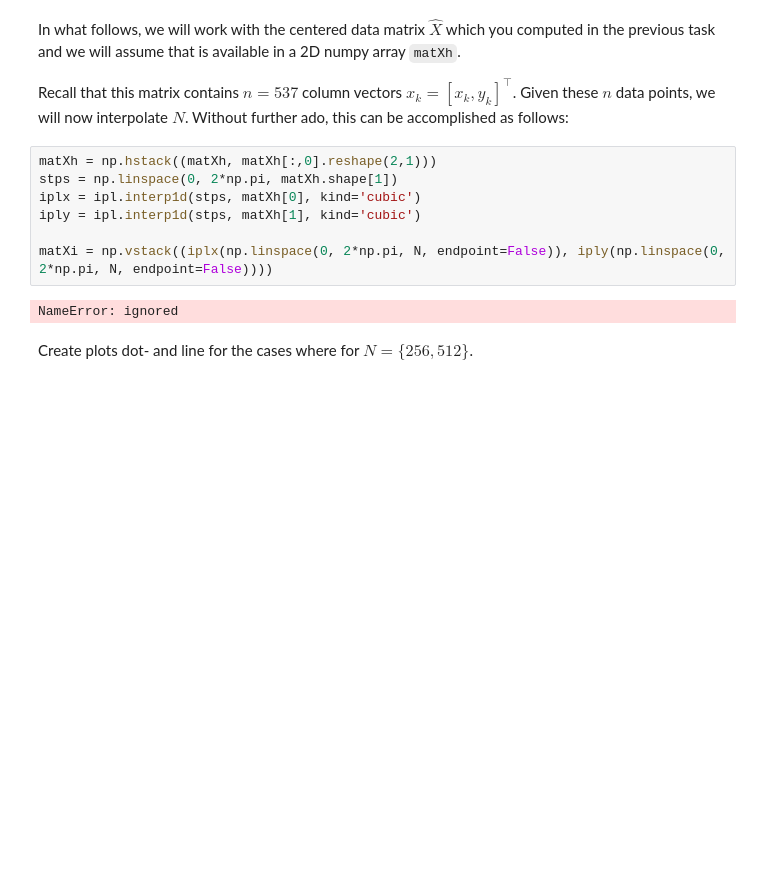
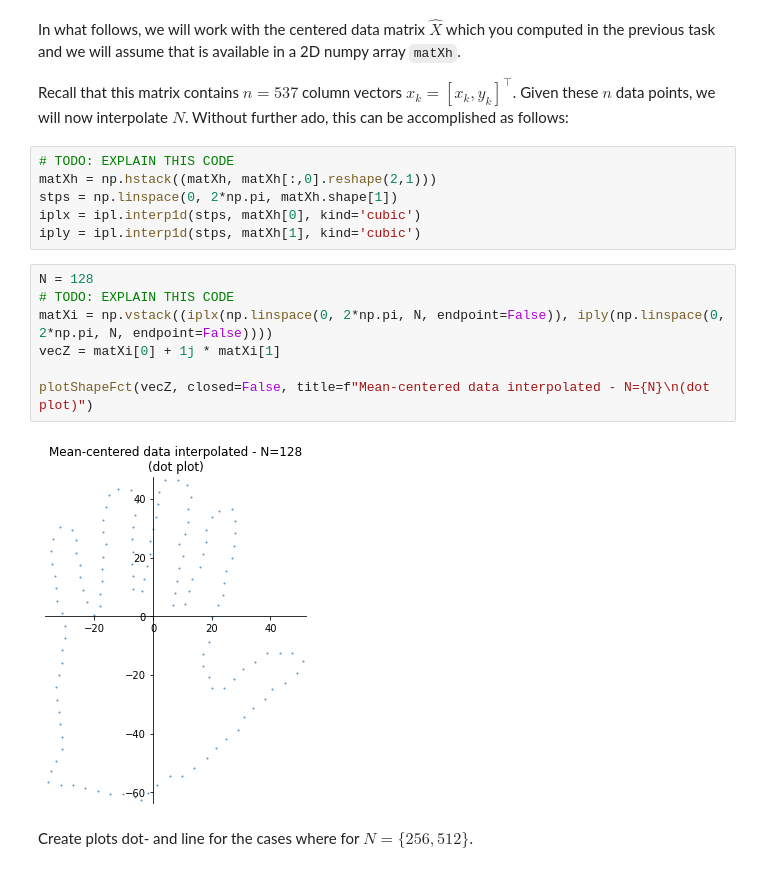
Before and after one commit to FabriceBeaumont/MA-INF_2314_IPSA, a Jupyter notebook: Code/Exercise4/SolutionsOfSheet4.ipynb, the cells around one changed output. Drawn from its saved outputs; the diff is of its cells as text; blank space fills up the shorter version.

Commit message:
Ex1&2 done (Todo: some comments and Ex3&4)

```diff
--- a/Code/Exercise4/SolutionsOfSheet4.ipynb
+++ b/Code/Exercise4/SolutionsOfSheet4.ipynb
@@ -115,13 +178,19 @@ In what follows, we will work with the centered data matrix $\hat{X}$ which you
 Recall that this matrix contains $n = 537$ column vectors $x_k = [x_k , y_k ]^\intercal$.
 Given these $n$ data points, we will now interpolate $N$. Without further ado, this can be accomplished as follows:
 # %%
+# TODO: EXPLAIN THIS CODE
 matXh = np.hstack((matXh, matXh[:,0].reshape(2,1)))
 stps = np.linspace(0, 2*np.pi, matXh.shape[1])
 iplx = ipl.interp1d(stps, matXh[0], kind='cubic')
 iply = ipl.interp1d(stps, matXh[1], kind='cubic')
-
-matXi = np.vstack((iplx(np.linspace(0, 2*np.pi, N, endpoint=False)), iply(np.linspace(0, 2*np.pi, N, endpoint=False))))
-# %% [output]
-NameError: ignored
+# %%
+N = 128
+# TODO: EXPLAIN THIS CODE
+matXi = np.vstack((iplx(np.linspace(0, 2*np.pi, N, endpoint=False)), iply(np.linspace(0, 2*np.pi, N, endpoint=False))))
+vecZ = matXi[0] + 1j * matXi[1]
+
+plotShapeFct(vecZ, closed=False, title=f"Mean-centered data interpolated - N={N}\n(dot plot)")
+# %% [output]
+[figure, added]
 # %% [markdown]
 Create plots dot- and line for the cases where for $N = \{256, 512\}$.
```
Also changed, not shown: parts of 10 cells of this notebook.
